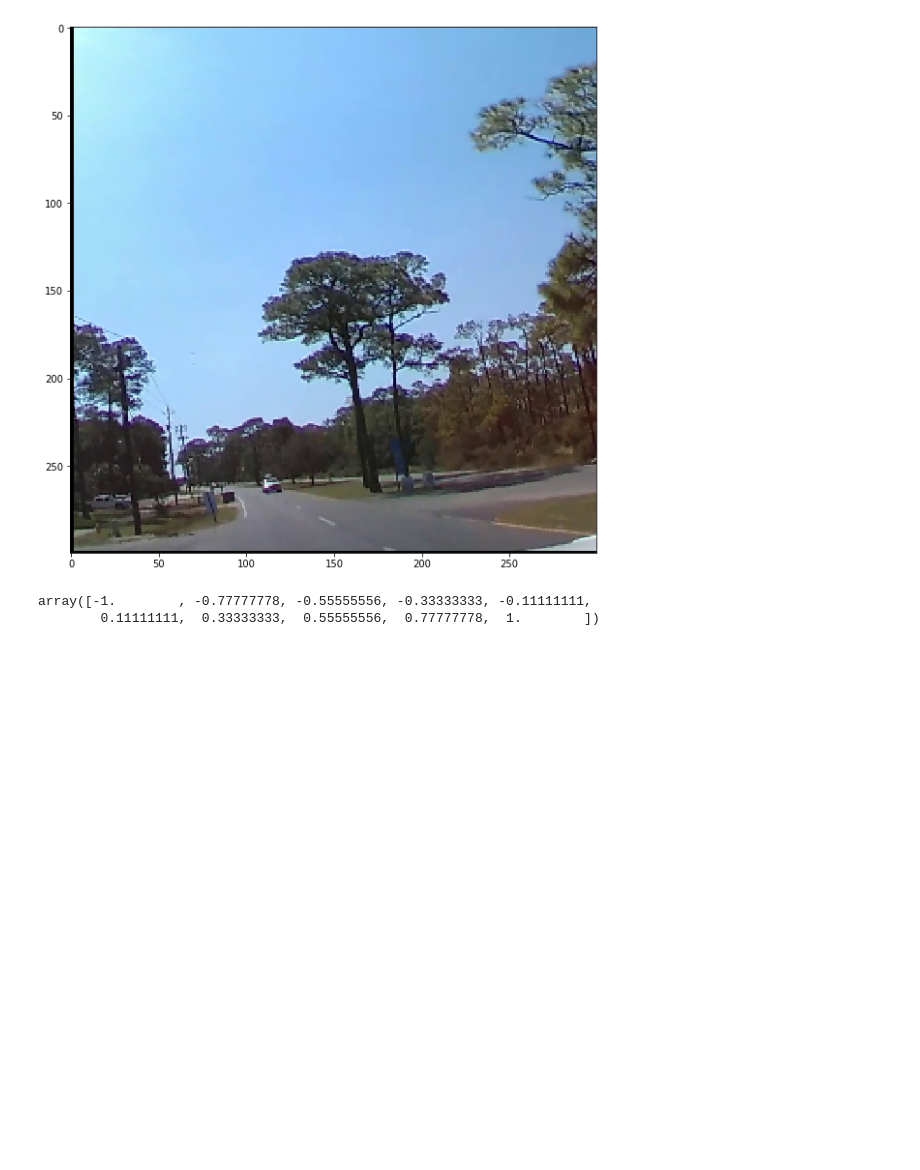
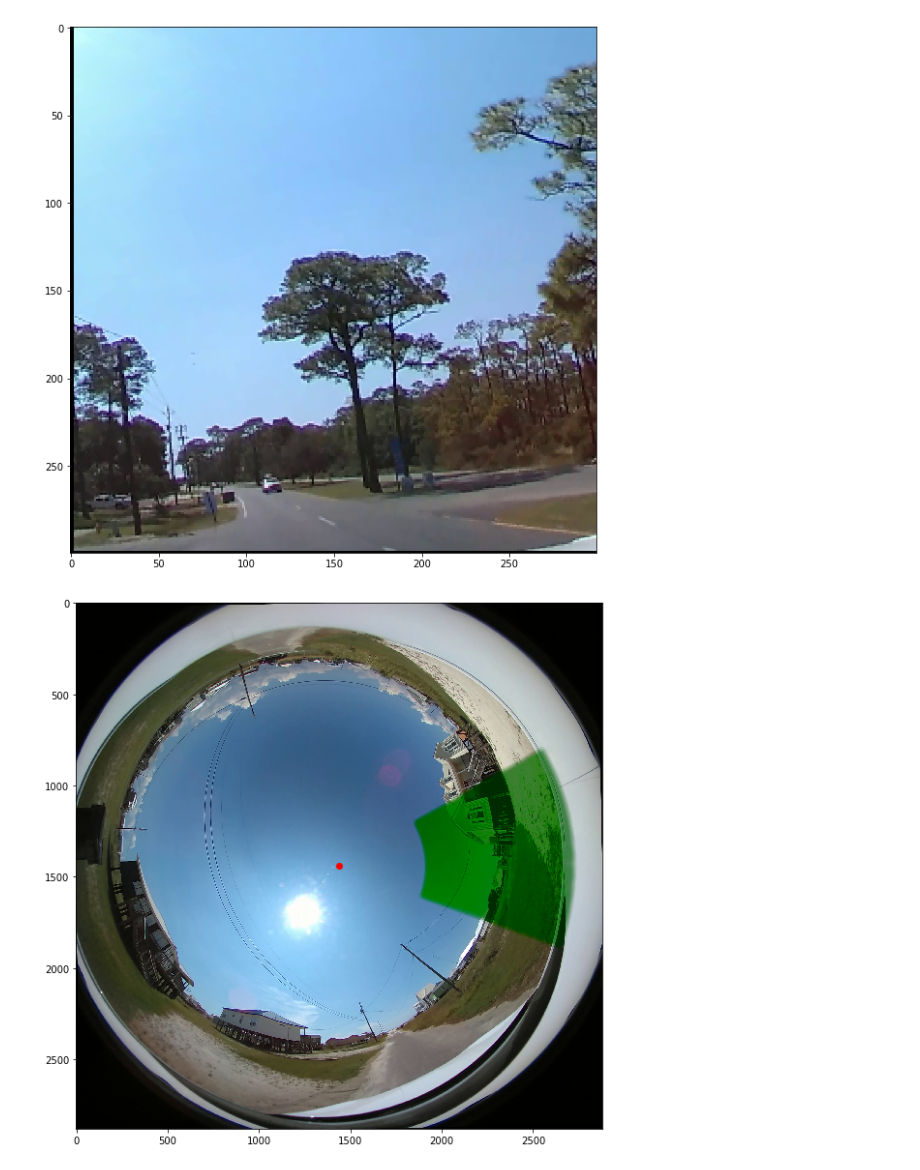
Before and after one commit to qnie1/TF-360FLY, a Jupyter notebook: notebooks/A3 - CV2 equirectangular cropping.ipynb, the cells around one changed output. Saved outputs shown, nothing was run; the diff lists cells and outputs as text; code cells hidden in the pictures; blank space fills up the shorter version.

```diff
--- a/notebooks/A3 - CV2 equirectangular cropping.ipynb
+++ b/notebooks/A3 - CV2 equirectangular cropping.ipynb
@@ -77,8 +77,8 @@ plt.imshow(cv2.cvtColor(extracted, cv2.COLOR_BGR2RGB))
 plt.show()
 # %% [output]
 [figure]
-# %%
-np.mgrid[-1:1:10j]
-# %% [output]
-array([-1.        , -0.77777778, -0.55555556, -0.33333333, -0.11111111,
-        0.11111111,  0.33333333,  0.55555556,  0.77777778,  1.        ])
+# %%
+picture = cv2.imread('../exports/4744 - 39195 - mir-frame.jpg')
+extracted = camera(picture, get_loc=True, outputshape=(200, 200), windowsize=(50, 50), theta=55, phi=-5)
+# %% [output]
+[figure, added]
```
Also changed, not shown: parts of 1 cell of this notebook, 1 other file.
